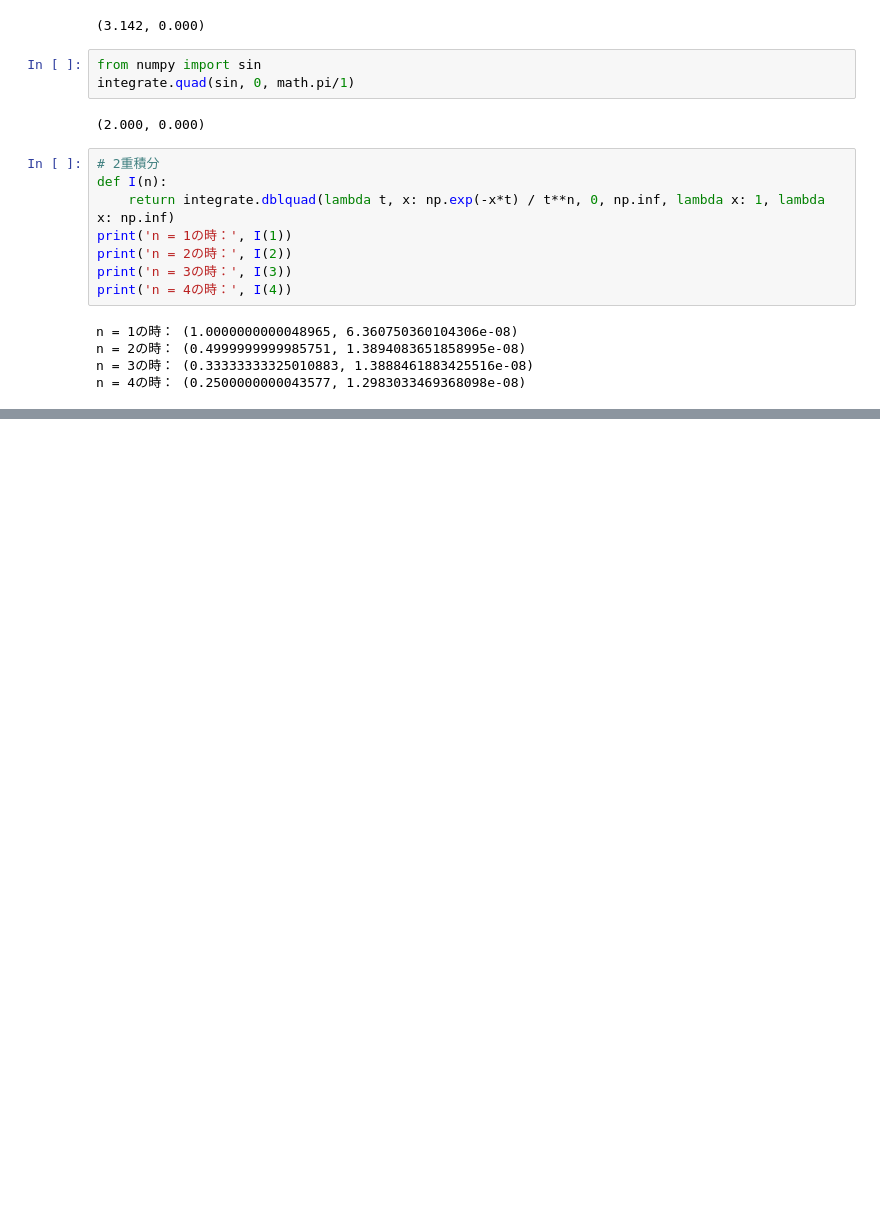
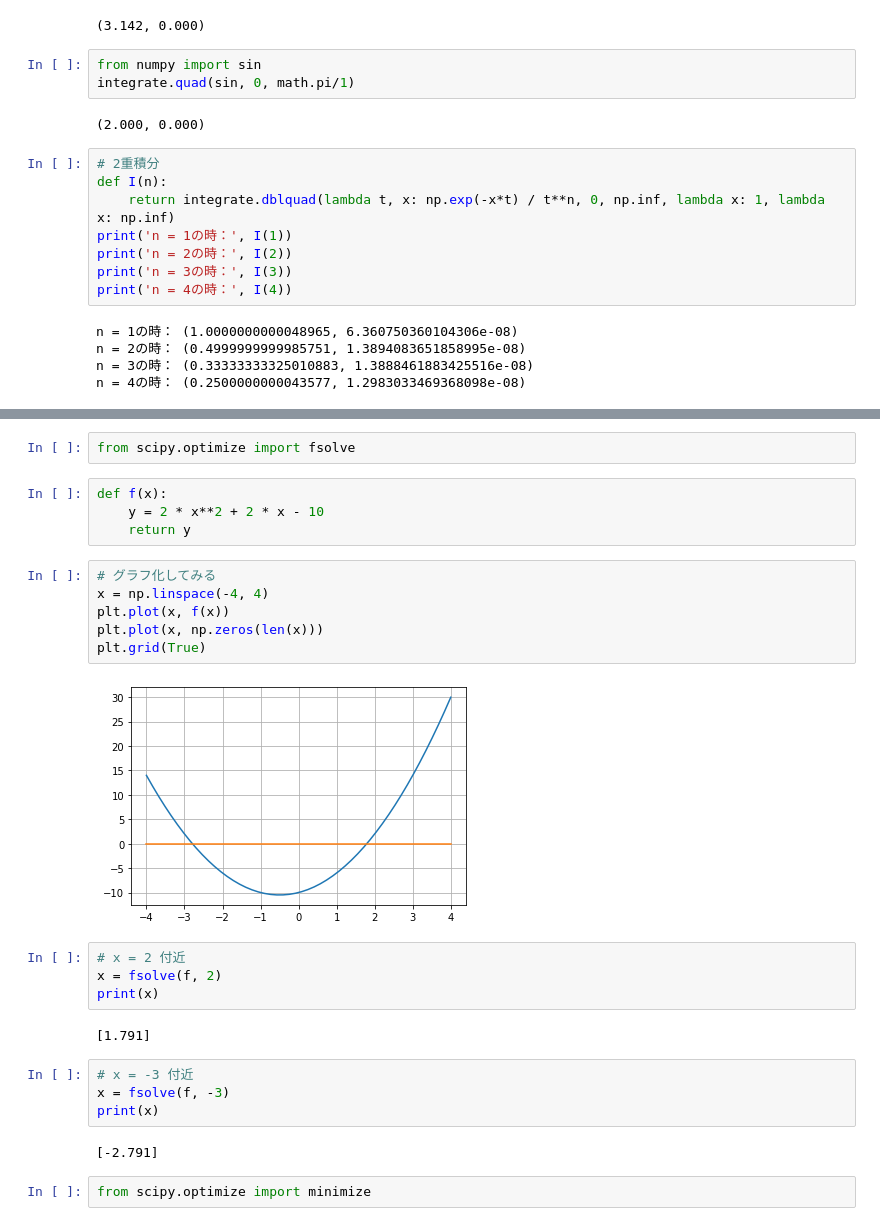
Before and after one commit to HidehikoMURAO/Data-Scientist-Training-Course, a Jupyter notebook: Chapter 5.ipynb, the cells around one changed output, grey strips where cells are left out. Cells and saved outputs as stored; diff of their text form; blank space fills up the shorter version.

```diff
--- a/Chapter 5.ipynb
+++ b/Chapter 5.ipynb
@@ -347,0 +379,28 @@ n = 4の時： (0.2500000000043577, 1.2983033469368098e-08)
+# %%
+from scipy.optimize import fsolve
+# %%
+def f(x):
+    y = 2 * x**2 + 2 * x - 10
+    return y
+# %%
+# グラフ化してみる
+x = np.linspace(-4, 4)
+plt.plot(x, f(x))
+plt.plot(x, np.zeros(len(x)))
+plt.grid(True)
+# %% [output]
+[figure, added]
+# %%
+# x = 2 付近
+x = fsolve(f, 2)
+print(x)
+# %% [output]
+[1.791]
+# %%
+# x = -3 付近
+x = fsolve(f, -3)
+print(x)
+# %% [output]
+[-2.791]
+# %%
+from scipy.optimize import minimize
```
Also changed, not shown: parts of 7 cells of this notebook, 1 other file.
